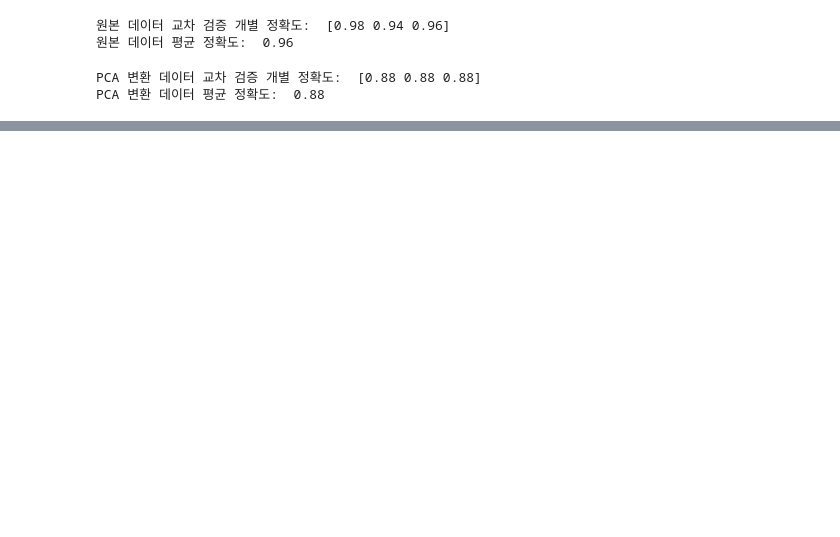
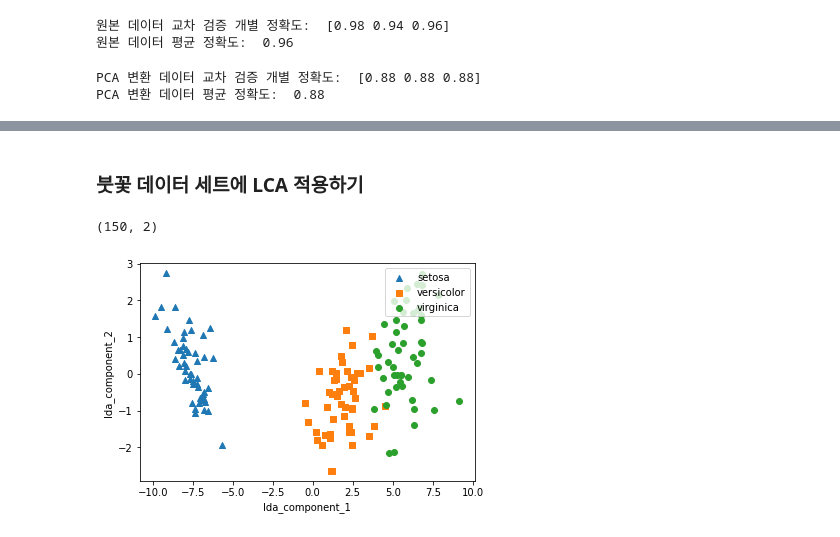
Before and after one commit to wizdom-js/data_analysis, a Jupyter notebook: 파이썬 머신러닝 완벽가이드/Chapter_06_차원축소.ipynb, the cells around one changed output, grey strips where cells are left out. Cells and saved outputs as stored; diff of their text form; code cells hidden in the pictures; blank space fills up the shorter version.

```diff
--- a/파이썬 머신러닝 완벽가이드/Chapter_06_차원축소.ipynb
+++ b/파이썬 머신러닝 완벽가이드/Chapter_06_차원축소.ipynb
@@ -159,0 +285,48 @@ PCA 변환 데이터 평균 정확도:  0.88
+# %% [markdown]
+### 붓꽃 데이터 세트에 LCA 적용하기
+# %%
+# 붓꽃 데이터 세트 로드 및 표준 정규 분포로 스케일링
+
+from sklearn.discriminant_analysis import LinearDiscriminantAnalysis
+from sklearn.preprocessing import StandardScaler
+from sklearn.datasets import load_iris
+
+iris = load_iris()
+iris_scaled = StandardScaler().fit_transform(iris.data)
+# %%
+# 2개의 컴포넌트로 붓꽃 데이텉를 LDA 변환하기
+
+lda = LinearDiscriminantAnalysis(n_components=2)
+# LDA는 지도학습이기 때문에 클래스의 결정값이 변환시에 필요하다.
+lda.fit(iris_scaled, iris.target)
+iris_lda = lda.transform(iris_scaled)
+print(iris_lda.shape)
+# %% [output]
+(150, 2)
+# %%
+# 변환된 입력 데이터 값을 2차원 평면에 품종별로 표현하기
+
+import pandas as pd
+import matplotlib.pyplot as plt
+%matplotlib inline
+
+lda_columns=['lda_component_1', 'lda_component_2']
+irisDF_lda = pd.DataFrame(iris_lda, columns=lda_columns)
+irisDF_lda['target'] = iris.target
+
+# setosa는 세모, versicolor는 네모, virginica는 동그라미로 표현
+markers = ['^', 's', 'o']
+
+# setosa의 target값은 0, versicolor는 1, virginica는 2. 각 target별로 다른 모양으로 산점도로 표시
+for i, marker in enumerate(markers):
+    x_axis_data = irisDF_lda[irisDF_lda['target']==i]['lda_component_1']
+    y_axis_data = irisDF_lda[irisDF_lda['target']==i]['lda_component_2']
+
+    plt.scatter(x_axis_data, y_axis_data, marker=marker, label=iris.target_names[i])
+
+plt.legend(loc='upper right')
+plt.xlabel('lda_component_1')
+plt.ylabel('lda_component_2')
+plt.show()
+# %% [output]
+[figure, added]
```
Also changed, not shown: parts of 21 cells of this notebook.
